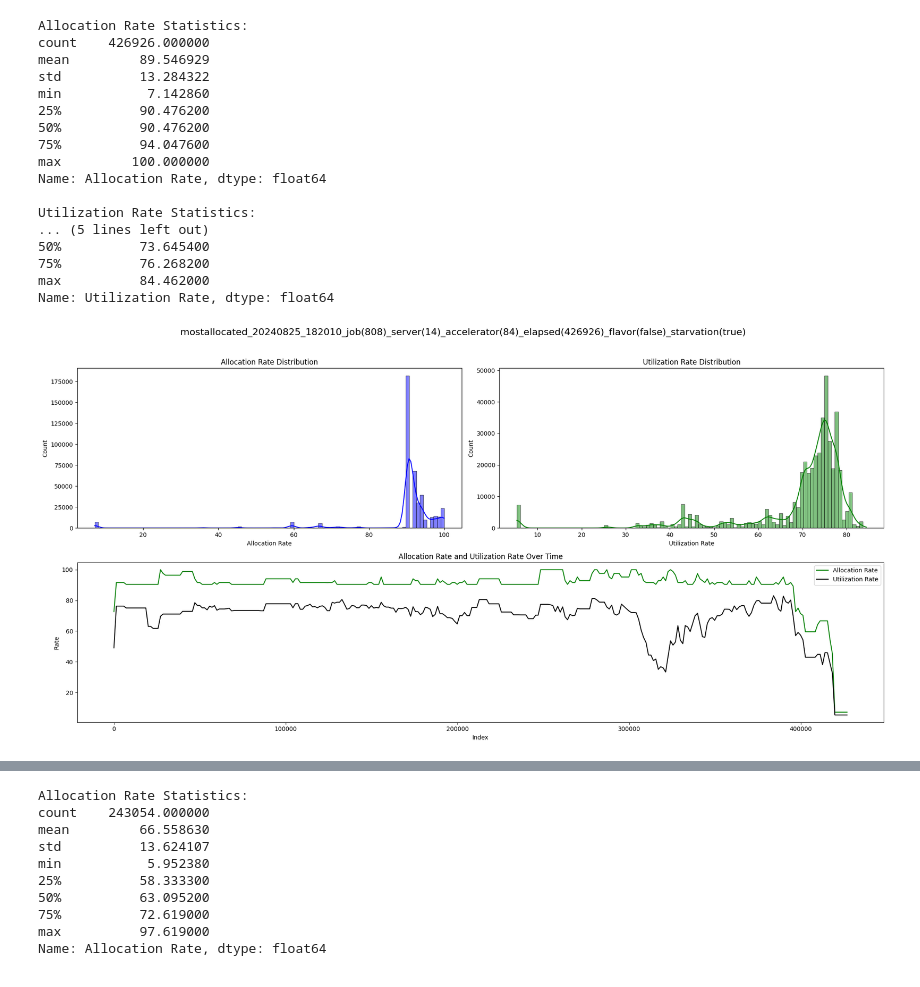
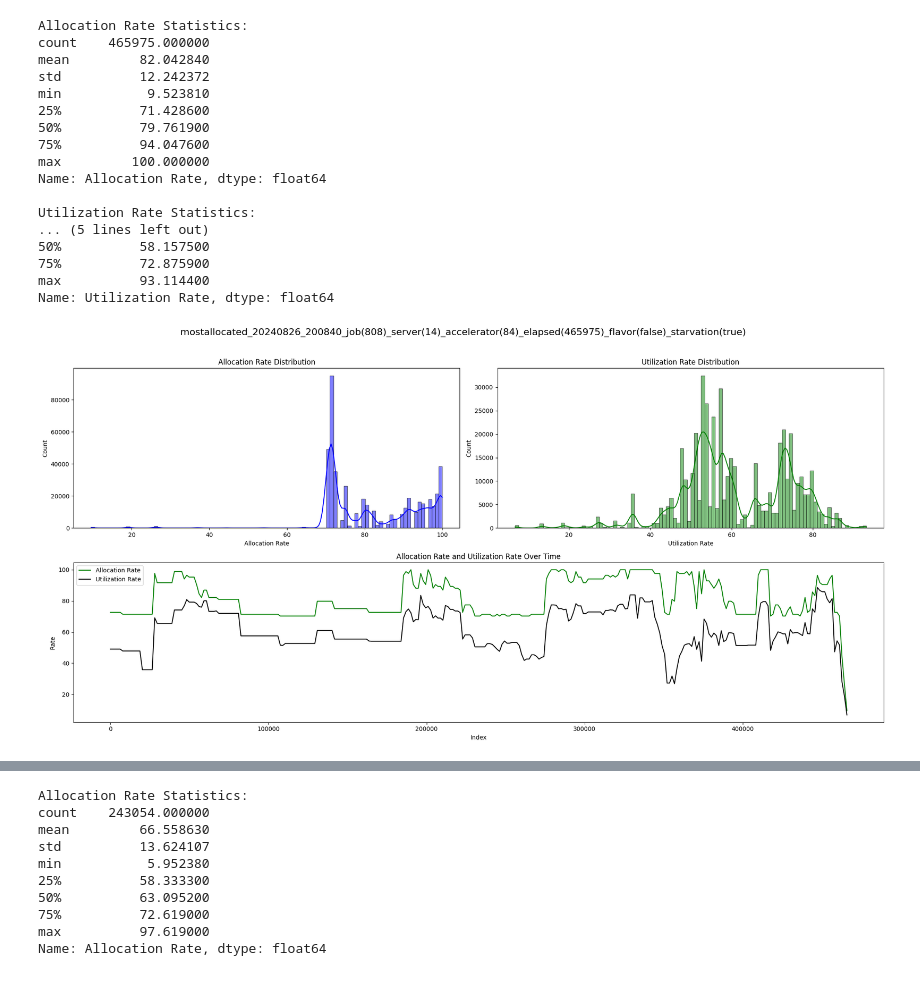
Before and after one commit to mystous/gpu_scheduler, a Jupyter notebook: gen_data/result_analysis.ipynb, the cells around one changed output, grey strips where cells are left out. Cells and saved outputs as stored; diff of their text form; code cells hidden in the pictures.

```diff
--- a/gen_data/result_analysis.ipynb
+++ b/gen_data/result_analysis.ipynb
@@ -117,22 +117,22 @@ Name: Utilization Rate, dtype: float64
 # %%
-plot_and_show_statistics_("mostallocated_20240825_182010_job(808)_server(14)_accelerator(84)_elapsed(426926)_flavor(false)_starvation(true).result", 100)
+plot_and_show_statistics_("mostallocated_20240826_200840_job(808)_server(14)_accelerator(84)_elapsed(465975)_flavor(false)_starvation(true).result", 100)
 # %% [output]
 Allocation Rate Statistics:
-count    426926.000000
-mean         89.546929
-std          13.284322
-min           7.142860
-25%          90.476200
-50%          90.476200
+count    465975.000000
+mean         82.042840
+std          12.242372
+min           9.523810
+25%          71.428600
+50%          79.761900
 75%          94.047600
 max         100.000000
 Name: Allocation Rate, dtype: float64
 
 Utilization Rate Statistics:
 ... (5 lines left out)
-50%          73.645400
-75%          76.268200
-max          84.462000
+50%          58.157500
+75%          72.875900
+max          93.114400
 Name: Utilization Rate, dtype: float64
-[figure, old version]
+[figure, new version]
 # %%
```
Also changed, not shown: parts of 4 cells of this notebook, 23 other files.
